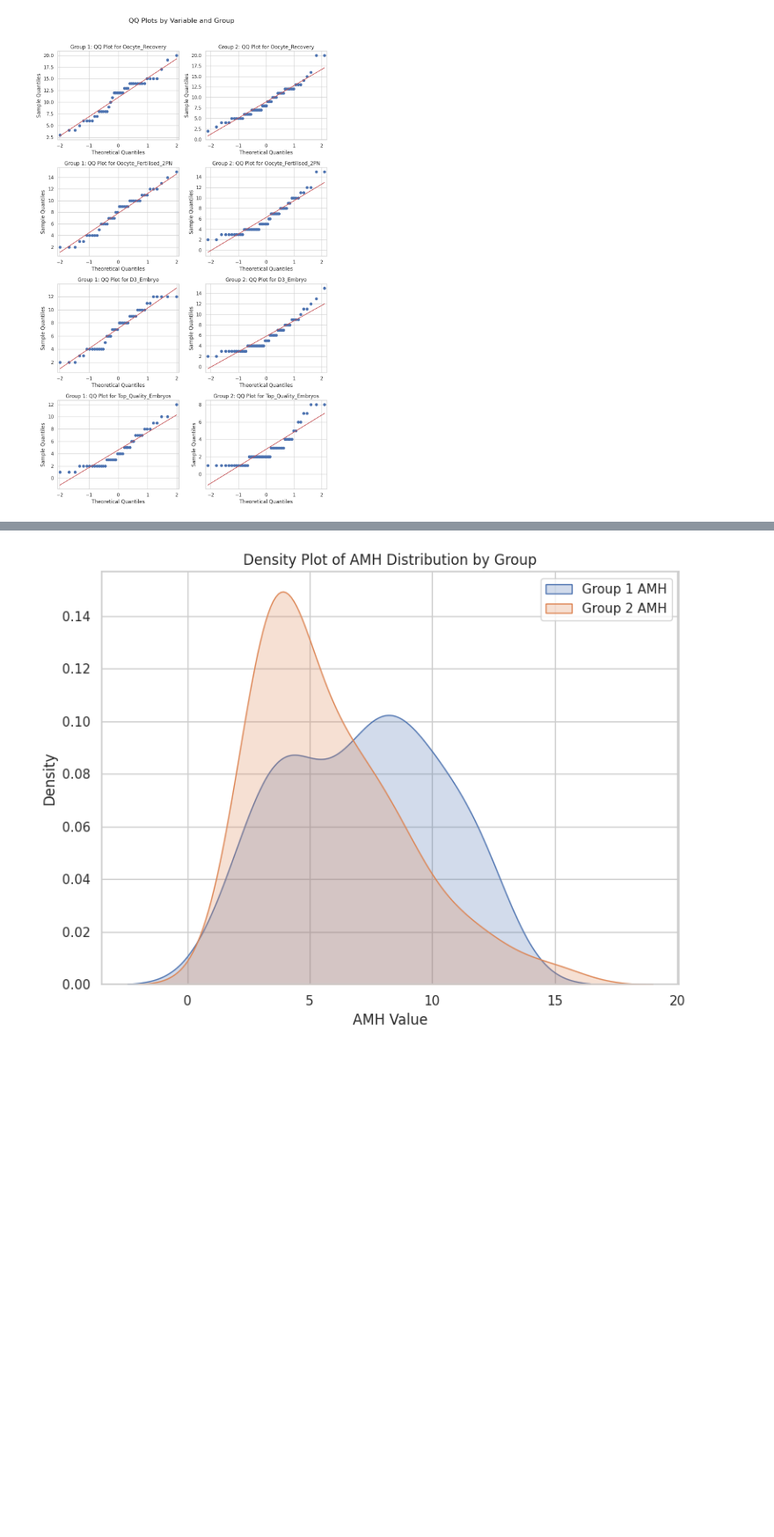
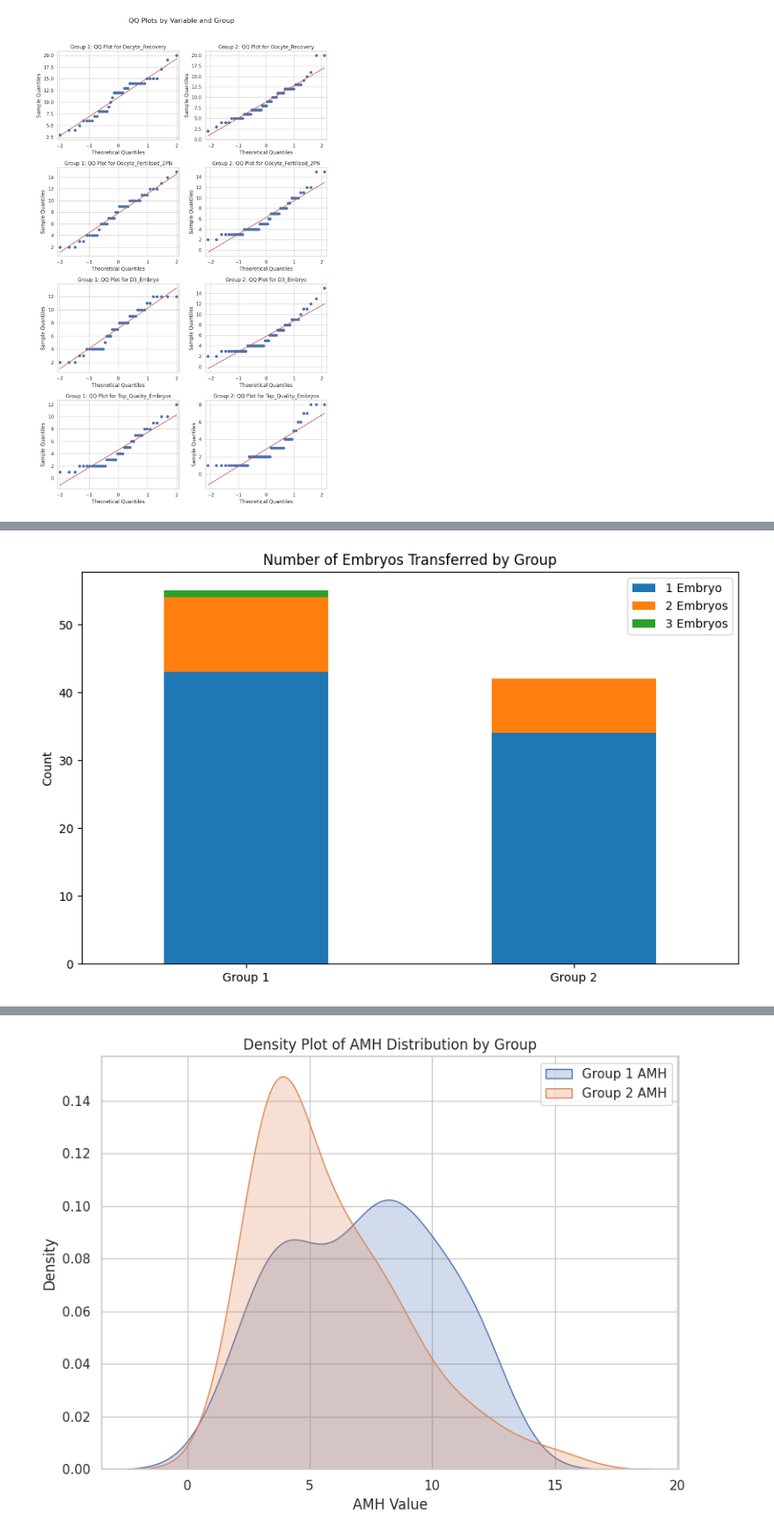
Before and after one commit to Sumit-Nayek/ML_Projects, a Jupyter notebook: T_test_for_2_Group_data_and_visualisation_for_comparison.ipynb, the cells around one changed output, grey strips where cells are left out. Shown at 88% size. Drawn from its saved outputs; the diff is of its cells as text; code cells hidden in the pictures; blank space fills up the shorter version.

```diff
--- a/T_test_for_2_Group_data_and_visualisation_for_comparison.ipynb
+++ b/T_test_for_2_Group_data_and_visualisation_for_comparison.ipynb
@@ -1145,3 +1145,34 @@ plt.show()
 # 2.  **Combining Variables:** Combining data from different variables (like "Oocyte Recovery" and "BMI") into one dataset for a single QQ plot is also not statistically meaningful. These variables measure different things, have different scales, means, and variances. Plotting them together against a single theoretical distribution doesn't provide useful information about the distribution of any individual variable.
 
 # Therefore, the correct approach, as demonstrated in your preceding code, is to create separate QQ plots for each variable *within each group* if you want to assess the normality of that specific variable's distribution within that specific group. This is the standard way to use QQ plots for comparing distributions across different samples or groups.
+# %%
+import numpy as np
+from statsmodels.stats.proportion import proportions_ztest
+
+# Convert data to arrays
+group1_transfers = np.array([3,2,1,1,1,1,1,2,1,2,1,2,1,1,2,1,2,1,1,1,1,1,1,1,1,1,1,2,1,1,1,1,2,1,1,1,2,1,1,1,1,1,1,1,2,1,1,1,2,1,1,1,1,1,1])
+group1_pregnancies = np.array([1,1,0,0,1,1,0,0,1,1,0,0,0,1,1,0,1,0,1,0,0,1,1,0,0,0,1,0,0,0,0,0,0,0,0,0,1,1,0,0,0,0,1,0,0,0,0,0,1,1,1,0,0,0])
+
+group2_transfers = np.array([1,2,1,1,1,1,1,1,2,1,1,1,1,1,2,1,1,1,1,2,1,2,2,1,1,1,2,1,1,1,1,2,1,1,1,1,1,1,1,1,1,1])
+group2_pregnancies = np.array([0,0,1,0,1,1,1,1,0,0,1,0,0,1,1,1,0,0,0,1,1,0,0,1,1,0,1,1,0,1,0,1,0,1,0,1,1,1,0,0,0,1])
+
+# Calculate proportions
+prop1 = group1_pregnancies.sum() / group1_transfers.sum()
+prop2 = group2_pregnancies.sum() / group2_transfers.sum()
+
+# Perform z-test
+count = np.array([group1_pregnancies.sum(), group2_pregnancies.sum()])
+nobs = np.array([group1_transfers.sum(), group2_transfers.sum()])
+z_stat, p_value = proportions_ztest(count, nobs)
+
+# Calculate 95% CI for difference
+se = np.sqrt(prop1*(1-prop1)/nobs[0] + prop2*(1-prop2)/nobs[1])
+ci_low = (prop1 - prop2) - 1.96*se
+ci_high = (prop1 - prop2) + 1.96*se
+
+print(f"Group 1 Pregnancy Rate: {prop1:.3f} ({group1_pregnancies.sum()}/{group1_transfers.sum()})")
+print(f"Group 2 Pregnancy Rate: {prop2:.3f} ({group2_pregnancies.sum()}/{group2_transfers.sum()})")
+print(f"\nZ-test Results:")
+print(f"Z-value: {z_stat:.4f}")
+print(f"P-value: {p_value:.4f}")
+print(f"95% CI for Difference: [{ci_low:.4f}, {ci_high:.4f}]")
@@ -1147,0 +1229,15 @@ plt.show()
+# %%
+# Count transfers by group
+transfer_counts = pd.DataFrame({
+    '1 Embryo': [sum(group1_transfers == 1), sum(group2_transfers == 1)],
+    '2 Embryos': [sum(group1_transfers == 2), sum(group2_transfers == 2)],
+    '3 Embryos': [sum(group1_transfers == 3), sum(group2_transfers == 3)]
+}, index=['Group 1', 'Group 2'])
+
+transfer_counts.plot(kind='bar', stacked=True, figsize=(10,6))
+plt.title('Number of Embryos Transferred by Group')
+plt.ylabel('Count')
+plt.xticks(rotation=0)
+plt.show()
+# %% [output]
+[figure, added]
```
Also changed, not shown: parts of 4 cells of this notebook.
